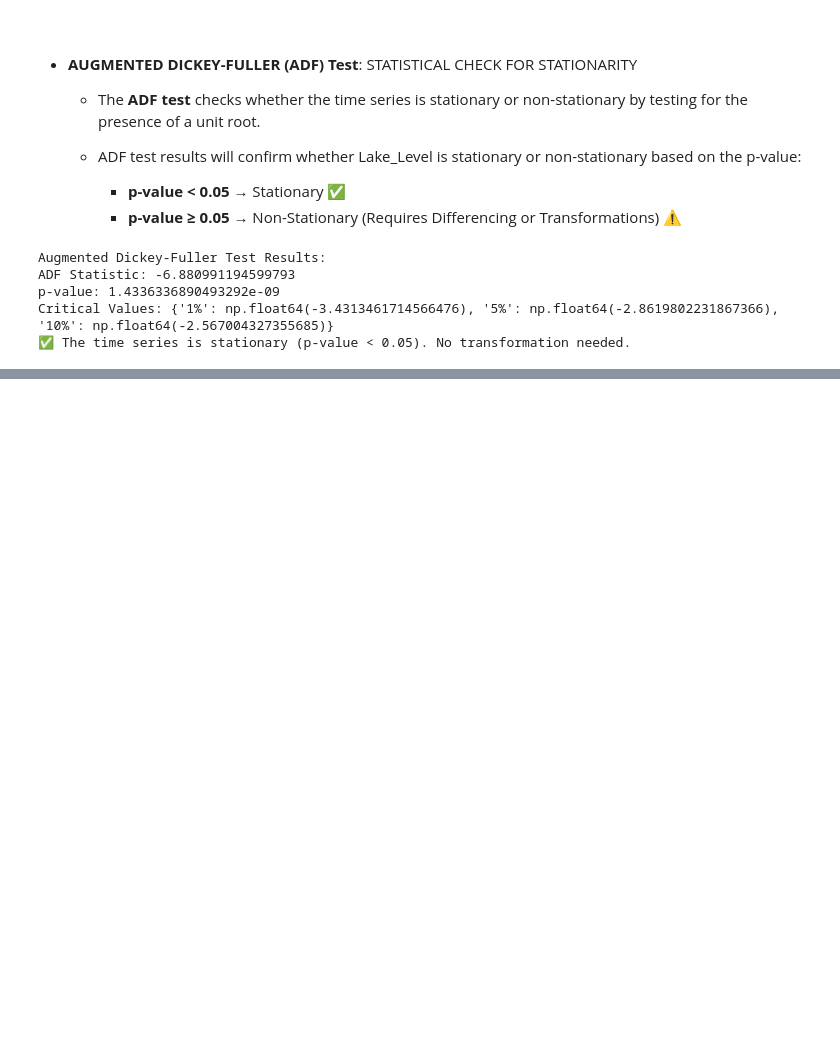
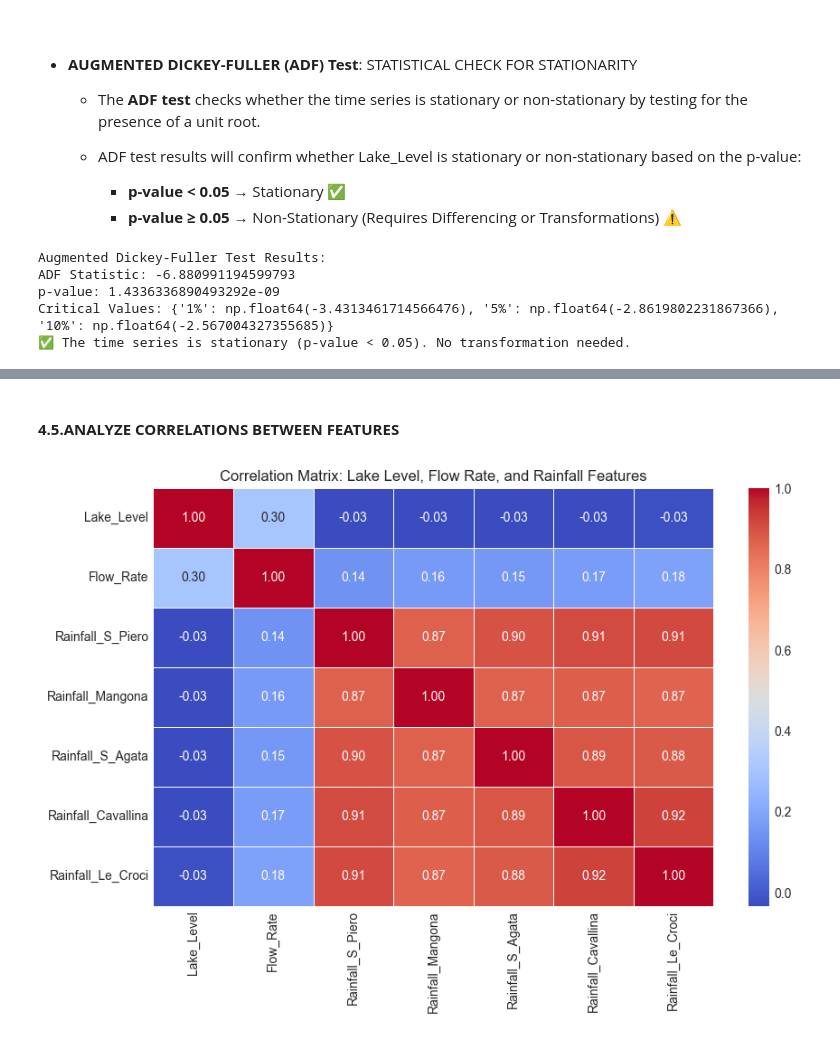
Before and after one commit to jenuzho/SMART-WATER-ANALYTICS-Times-Series, a Jupyter notebook: src/explore.ipynb, the cells around one changed output, grey strips where cells are left out. Saved outputs shown, nothing was run; the diff lists cells and outputs as text; code cells hidden in the pictures; blank space fills up the shorter version.

Commit message:
4.5.ANALYZE CORRELATIONS BETWEEN FEATURES

```diff
--- a/src/explore.ipynb
+++ b/src/explore.ipynb
@@ -761,0 +765,16 @@ The time series of the lake level is **stationary**, indicating that its statist
+# %% [markdown]
+<br>
+
+**4.5.ANALYZE CORRELATIONS BETWEEN FEATURES**
+# %%
+# Compute correlation matrix
+correlation_matrix = df[['Lake_Level', 'Flow_Rate', 'Rainfall_S_Piero', 'Rainfall_Mangona',
+                         'Rainfall_S_Agata', 'Rainfall_Cavallina', 'Rainfall_Le_Croci']].corr()
+
+# Plot heatmap
+plt.figure(figsize=(10, 6))
+sns.heatmap(correlation_matrix, annot=True, cmap='coolwarm', fmt=".2f", linewidths=0.5)
+plt.title("Correlation Matrix: Lake Level, Flow Rate, and Rainfall Features")
+plt.show()
+# %% [output]
+[figure, added]
```
Also changed, not shown: parts of 5 cells of this notebook.
